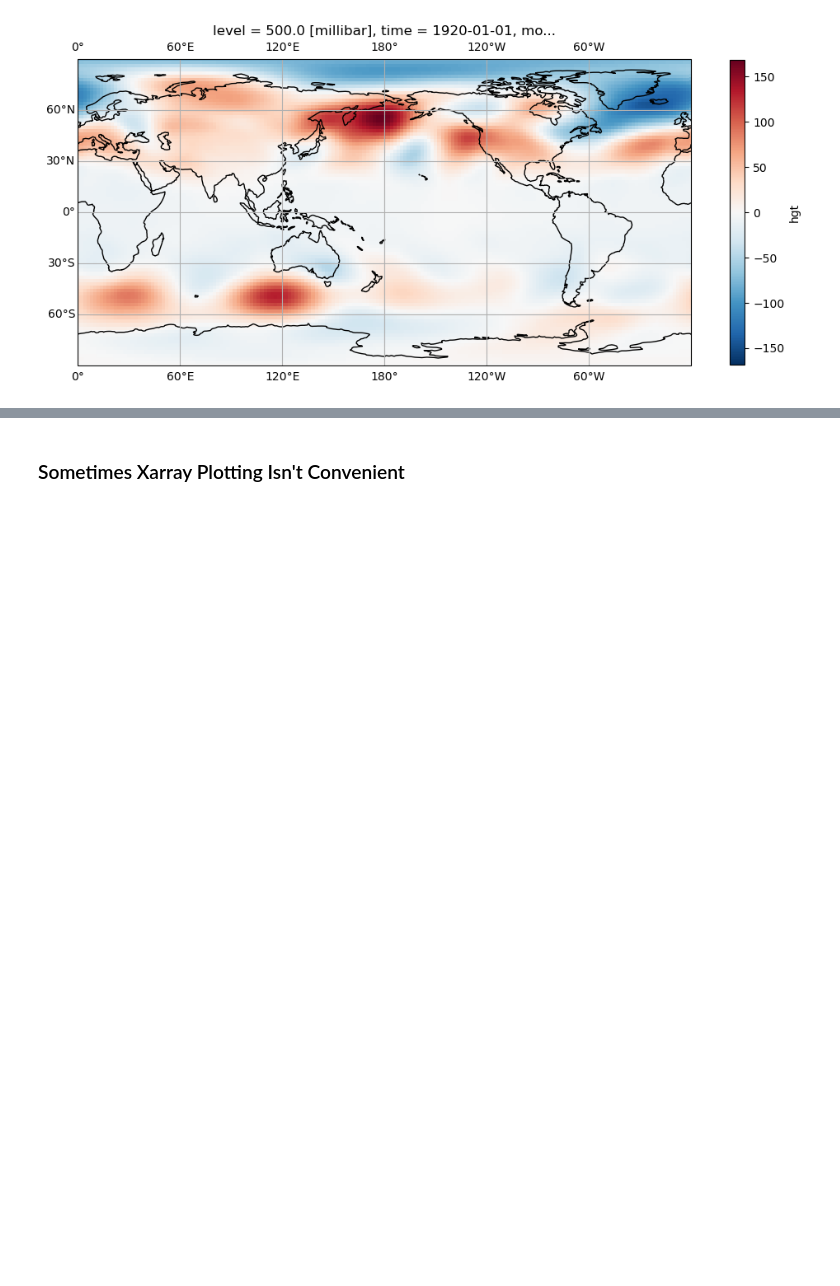
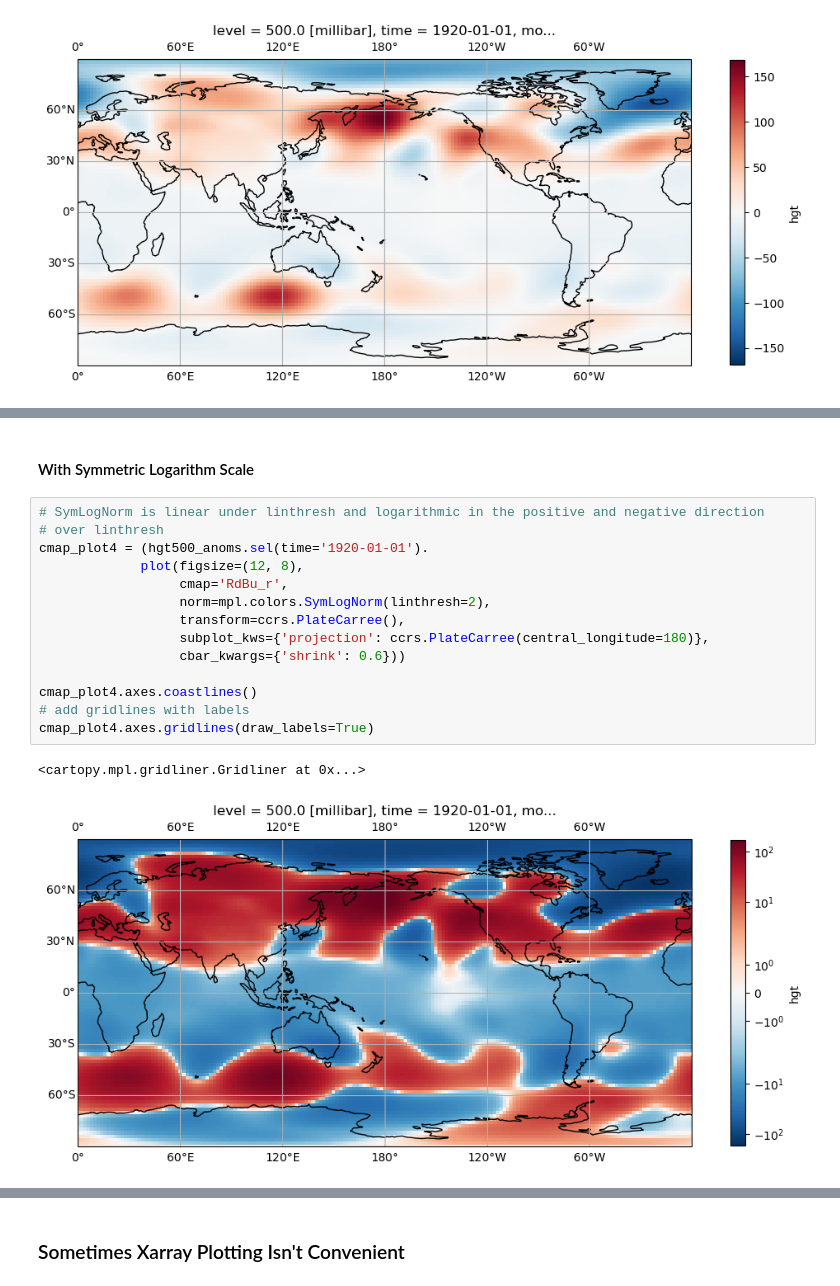
Before and after one commit to kylemcevoy/example_notebooks, a Jupyter notebook: plotting_gallery.ipynb, the cells around one changed output, grey strips where cells are left out. Cells and saved outputs as stored; diff of their text form; blank space fills up the shorter version.

Commit message:
updated plotting gallery with logscale examples

```diff
--- a/plotting_gallery.ipynb
+++ b/plotting_gallery.ipynb
@@ -211,0 +226,19 @@ cmap_plot3.axes.gridlines(draw_labels=True)
+# %% [markdown]
+#### With Symmetric Logarithm Scale
+# %%
+# SymLogNorm is linear under linthresh and logarithmic in the positive and negative direction
+# over linthresh
+cmap_plot4 = (hgt500_anoms.sel(time='1920-01-01').
+             plot(figsize=(12, 8),
+                  cmap='RdBu_r',
+                  norm=mpl.colors.SymLogNorm(linthresh=2),
+                  transform=ccrs.PlateCarree(),
+                  subplot_kws={'projection': ccrs.PlateCarree(central_longitude=180)},
+                  cbar_kwargs={'shrink': 0.6}))
+
+cmap_plot4.axes.coastlines()
+# add gridlines with labels
+cmap_plot4.axes.gridlines(draw_labels=True)
+# %% [output]
+<cartopy.mpl.gridliner.Gridliner at 0x...>
+[figure, added]
```
Also changed, not shown: parts of 3 cells of this notebook.
